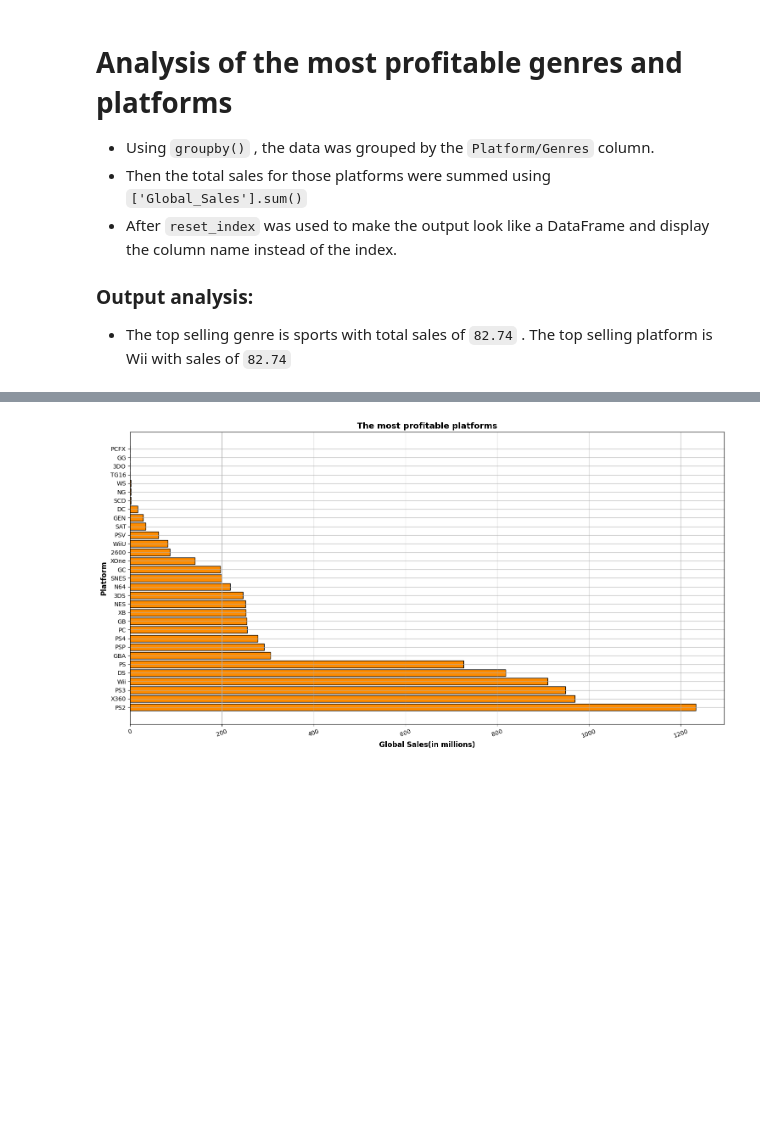
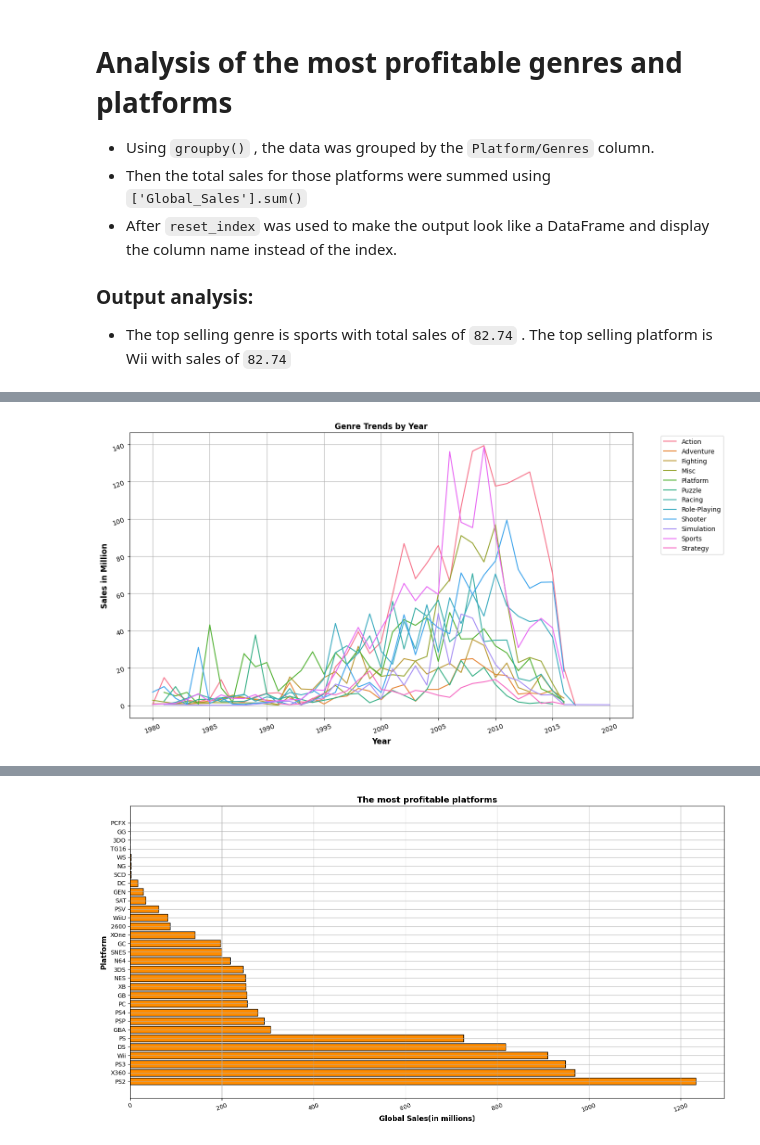
Before and after one commit to zizy2003/My-Projects, a Jupyter notebook: VideoGamesSales/project.ipynb, the cells around one changed output, grey strips where cells are left out. Saved outputs shown, nothing was run; the diff lists cells and outputs as text; code cells hidden in the pictures; blank space fills up the shorter version.

```diff
--- a/VideoGamesSales/project.ipynb
+++ b/VideoGamesSales/project.ipynb
@@ -477,0 +481,14 @@ plt.show()
+# %%
+genre_trend = df.groupby(['Genre' , 'Year'])['Global_Sales'].sum().reset_index()
+plt.figure(figsize=(14, 8))
+sns.lineplot(data=genre_trend, x='Year', y='Global_Sales', hue='Genre')
+plt.title('Genre Trends by Year' , weight='bold' , fontsize = 12)
+plt.xlabel('Year' , weight='bold' , fontsize = 12)
+plt.ylabel('Sales in Million' , weight='bold' , fontsize = 12)
+plt.legend(bbox_to_anchor=(1.05, 1), loc='upper left')
+plt.grid()
+plt.xticks(rotation=20)
+plt.yticks(rotation = 20)
+plt.show()
+# %% [output]
+[figure, added]
```
Also changed, not shown: parts of 17 cells of this notebook.
